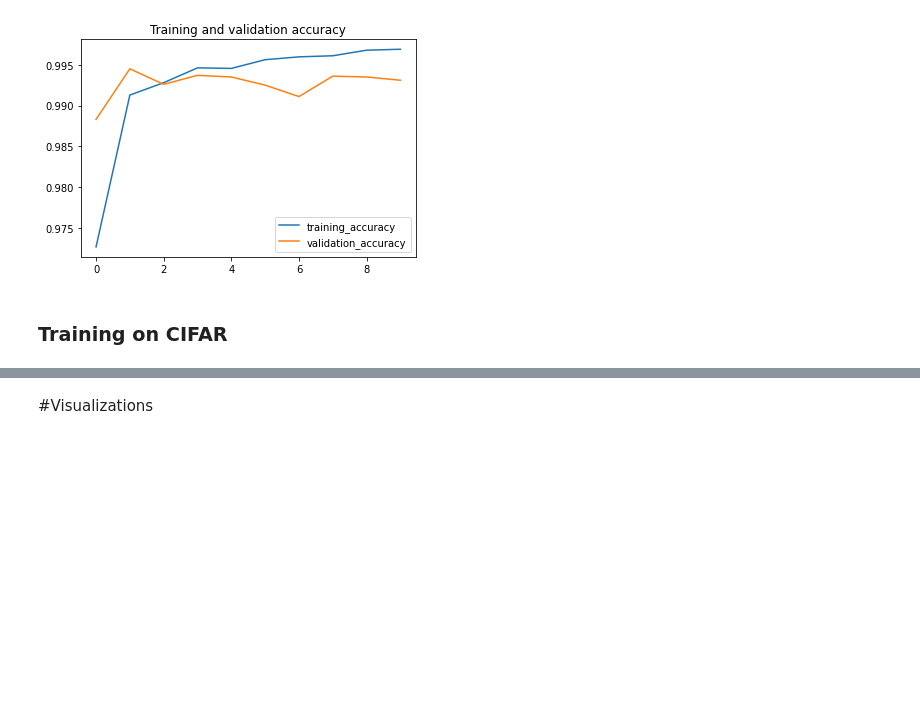
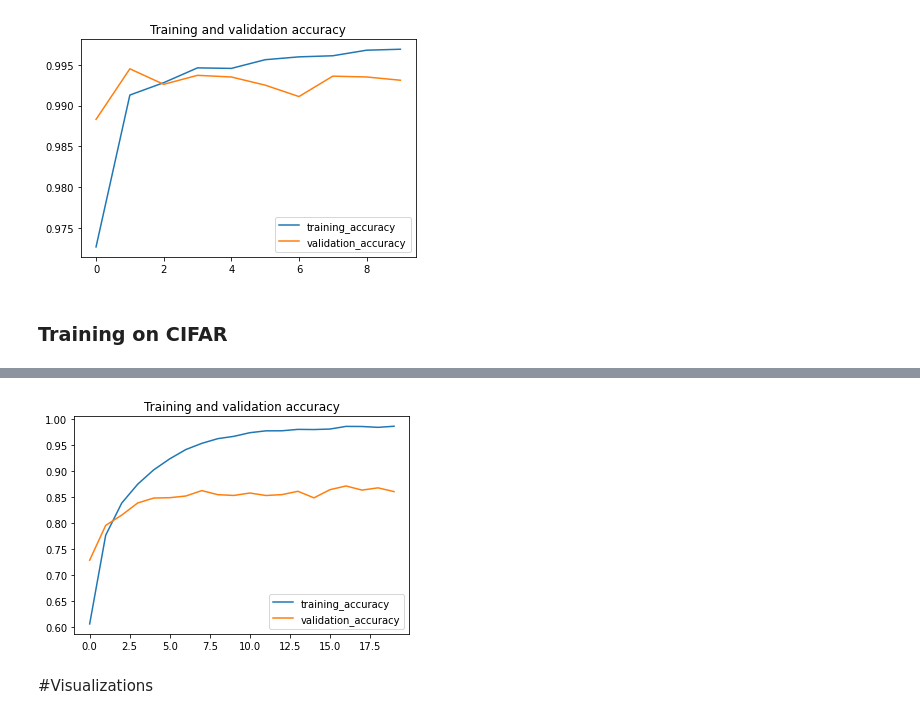
Before and after one commit to khalit7/Computer_Vision_Models_Analysis, a Jupyter notebook: Image_classification.ipynb, the cells around one changed output, grey strips where cells are left out. Cells and saved outputs as stored; diff of their text form; code cells hidden in the pictures; blank space fills up the shorter version.

```diff
--- a/Image_classification.ipynb
+++ b/Image_classification.ipynb
@@ -1035,3 +1068,7 @@ np.save(base_path + "ResGooglenet/CIFAR_val_acc.npy",np.array(val_acc_history))
+# %%
+plot_helper("Training and validation accuracy",training_accuracy = training_acc_history,validation_accuracy = val_acc_history)
+# %% [output]
+[figure, added]
 # %% [markdown]
 #Visualizations
 # %% [markdown]
```
Also changed, not shown: parts of 5 cells of this notebook.
